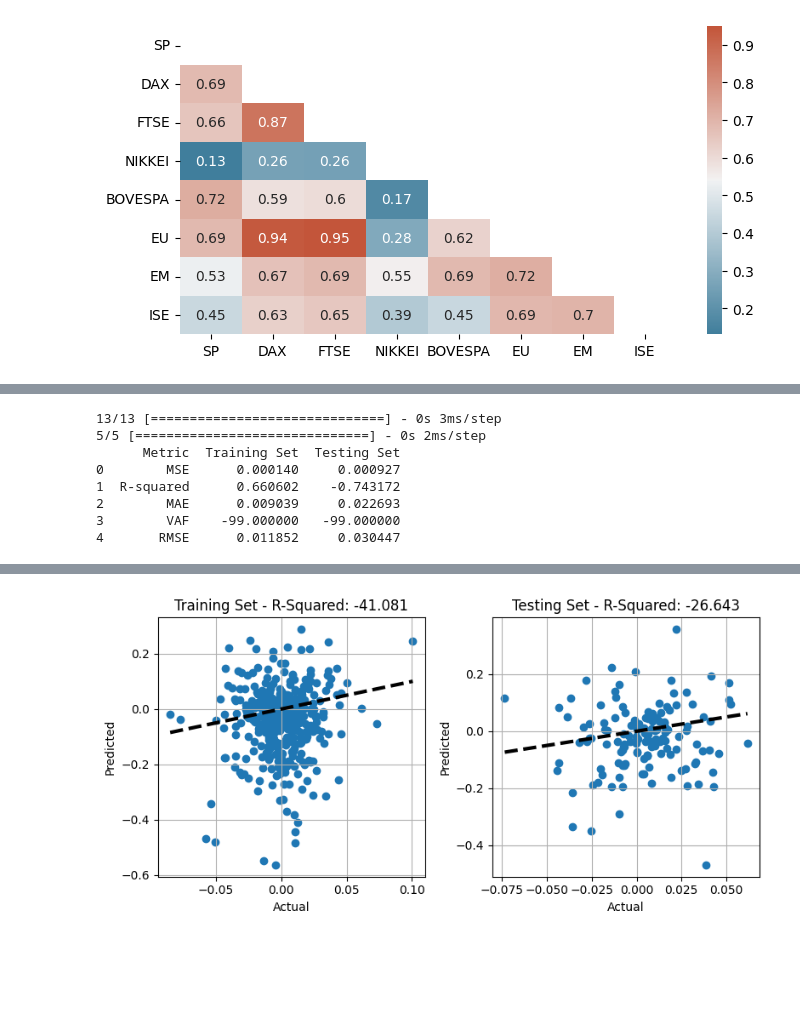
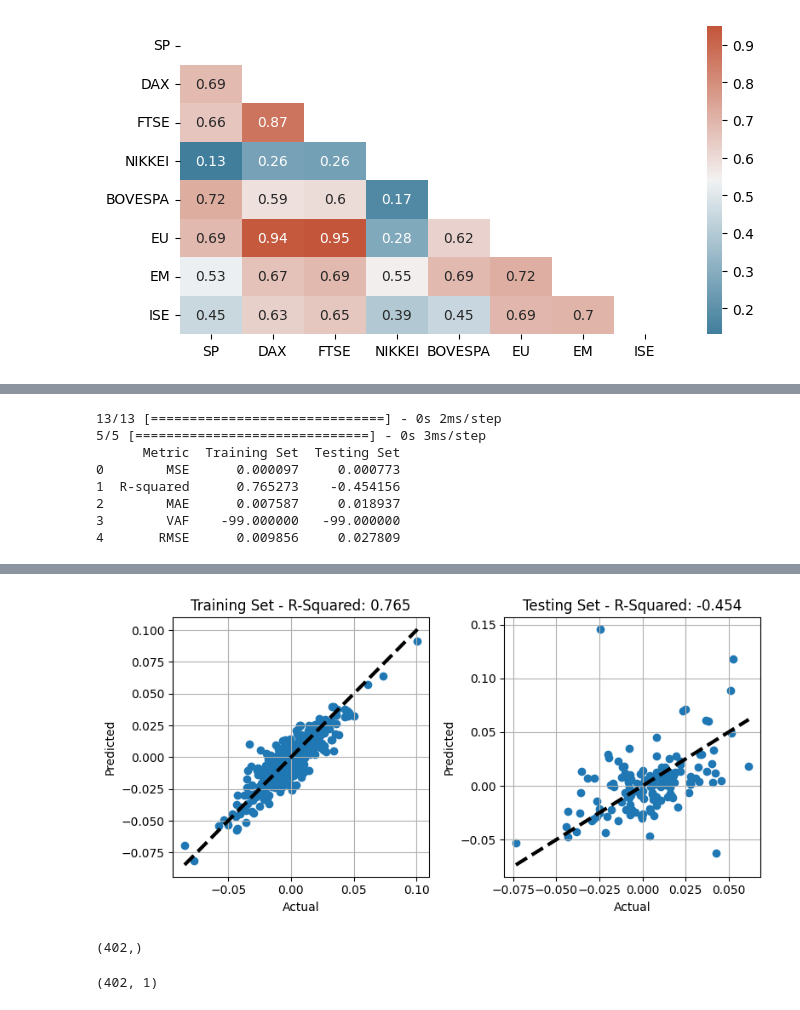
Before and after one commit to asheta66/CNN, a Jupyter notebook: Stock_Market_Prediction.ipynb, the cells around one changed output, grey strips where cells are left out. Cells and saved outputs as stored; diff of their text form; code cells hidden in the pictures; blank space fills up the shorter version.

```diff
--- a/Stock_Market_Prediction.ipynb
+++ b/Stock_Market_Prediction.ipynb
@@ -172,24 +174,24 @@ from math import sqrt
 from sklearn.metrics import mean_squared_error, r2_score, mean_absolute_error
 
 # Calculate predictions for both training and testing datasets
-train_pred = model.predict(X_train)
-test_pred = model.predict(X_test)
+y_train_pred = model.predict(X_train)
+y_test_pred = model.predict(X_test)
 
 # Calculate the MSE, R-squared, MAE, VAF, and RMSE for both training and testing datasets
-train_mse = mean_squared_error(y_train, train_pred)
-test_mse = mean_squared_error(y_test, test_pred)
+train_mse = mean_squared_error(y_train, y_train_pred)
+test_mse = mean_squared_error(y_test, y_test_pred)
 
-train_r2 = r2_score(y_train, train_pred)
-test_r2 = r2_score(y_test, test_pred)
+train_r2 = r2_score(y_train, y_train_pred)
+test_r2 = r2_score(y_test, y_test_pred)
 
-train_mae = mean_absolute_error(y_train, train_pred)
-test_mae = mean_absolute_error(y_test, test_pred)
+train_mae = mean_absolute_error(y_train, y_train_pred)
+test_mae = mean_absolute_error(y_test, y_test_pred)
 
 train_rmse = sqrt(train_mse)
 test_rmse = sqrt(test_mse)
 
-train_diff = np.subtract(y_train, np.var(train_pred, axis=0))
-test_diff = np.subtract(y_test, np.var(test_pred, axis=0))
+train_diff = np.subtract(y_train, np.var(y_train_pred, axis=0))
+test_diff = np.subtract(y_test, np.var(y_test_pred, axis=0))
 
 train_vaf = 1 - np.var(train_diff, axis=0) / np.var(y_train, axis=0)*100
 test_vaf = 1 - np.var(test_diff, axis=0) / np.var(y_test, axis=0)*100
@@ -203,32 +205,32 @@ results = pd.DataFrame({
 
 print(results)
 # %% [output]
-13/13 [==============================] - 0s 3ms/step
-5/5 [==============================] - 0s 2ms/step
+13/13 [==============================] - 0s 2ms/step
+5/5 [==============================] - 0s 3ms/step
       Metric  Training Set  Testing Set
-0        MSE      0.000140     0.000927
-1  R-squared      0.660602    -0.743172
-2        MAE      0.009039     0.022693
+0        MSE      0.000097     0.000773
+1  R-squared      0.765273    -0.454156
+2        MAE      0.007587     0.018937
 3        VAF    -99.000000   -99.000000
-4       RMSE      0.011852     0.030447
+4       RMSE      0.009856     0.027809
 # %%
-train_pred = model.predict(X_train)
-test_pred = model.predict(X_test)
+y_train_pred = model.predict(X_train)
+y_test_pred = model.predict(X_test)
 
 fig, (ax1, ax2) = plt.subplots(1, 2, figsize=(8, 4))
 
-ax1.scatter(y_train, train_pred, label='Training')
+ax1.scatter(y_train, y_train_pred, label='Training')
 ax1.plot([min(y_train), max(y_train)], [min(y_train), max(y_train)], 'k--', lw=3)
 ax1.set_xlabel('Actual')
 ax1.set_ylabel('Predicted')
-ax1.set_title('Training Set - R-Squared: {:.3f}'.format(r2_score(y_train, train_pred)))
+ax1.set_title('Training Set - R-Squared: {:.3f}'.format(r2_score(y_train, y_train_pred)))
 ax1.grid(True)
 
-ax2.scatter(y_test, test_pred, label='Testing')
+ax2.scatter(y_test, y_test_pred, label='Testing')
 ax2.plot([min(y_test), max(y_test)], [min(y_test), max(y_test)], 'k--', lw=3)
 ax2.set_xlabel('Actual')
 ax2.set_ylabel('Predicted')
-ax2.set_title('Testing Set - R-Squared: {:.3f}'.format(r2_score(y_test, test_pred)))
+ax2.set_title('Testing Set - R-Squared: {:.3f}'.format(r2_score(y_test, y_test_pred)))
 ax2.grid(True)
 
 plt.tight_layout()
@@ -241 +243,9 @@ fig.savefig('Correlation.png')
-[figure, old version]
+[figure, new version]
+# %%
+y_train.shape
+# %% [output]
+(402,)
+# %%
+y_train_pred.shape
+# %% [output]
+(402, 1)
```
Also changed, not shown: parts of 10 cells of this notebook.
